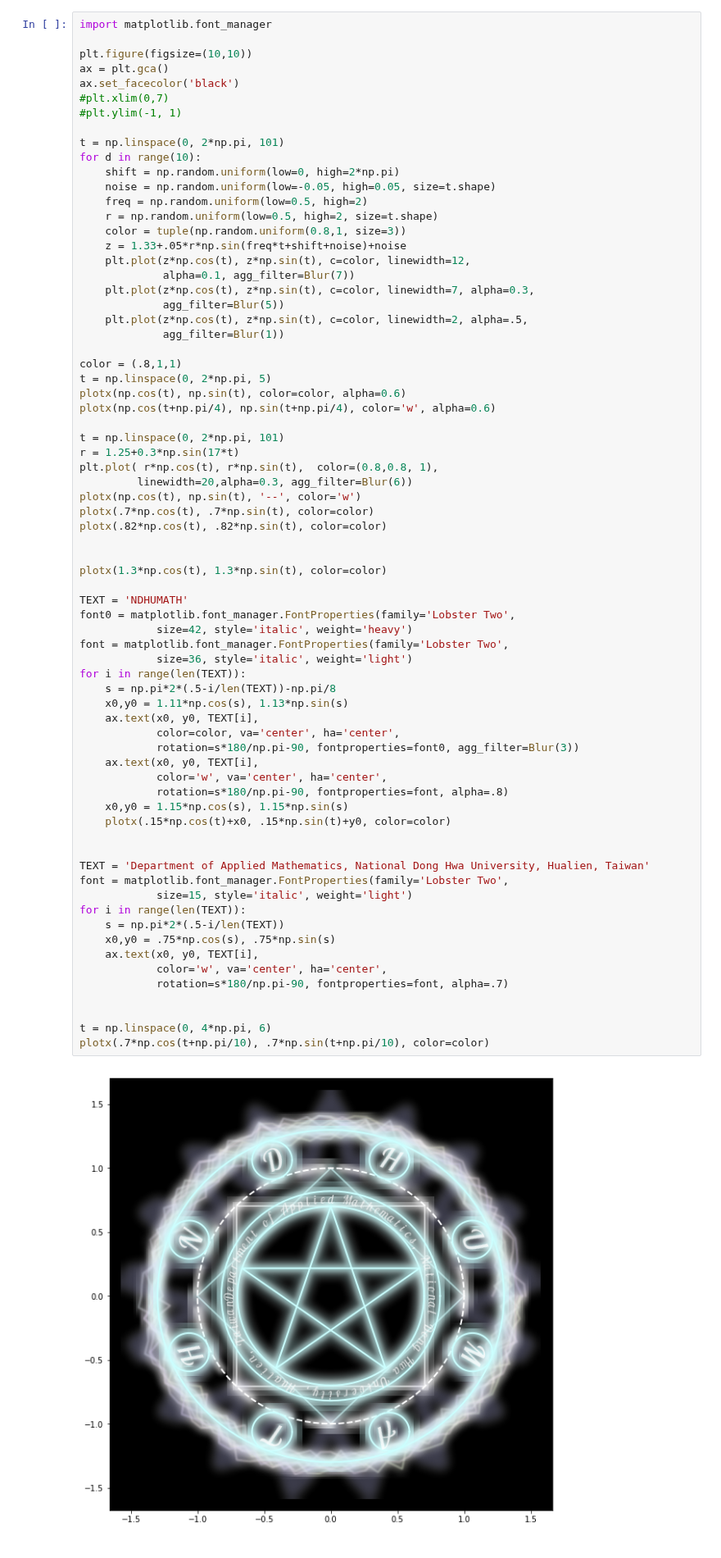
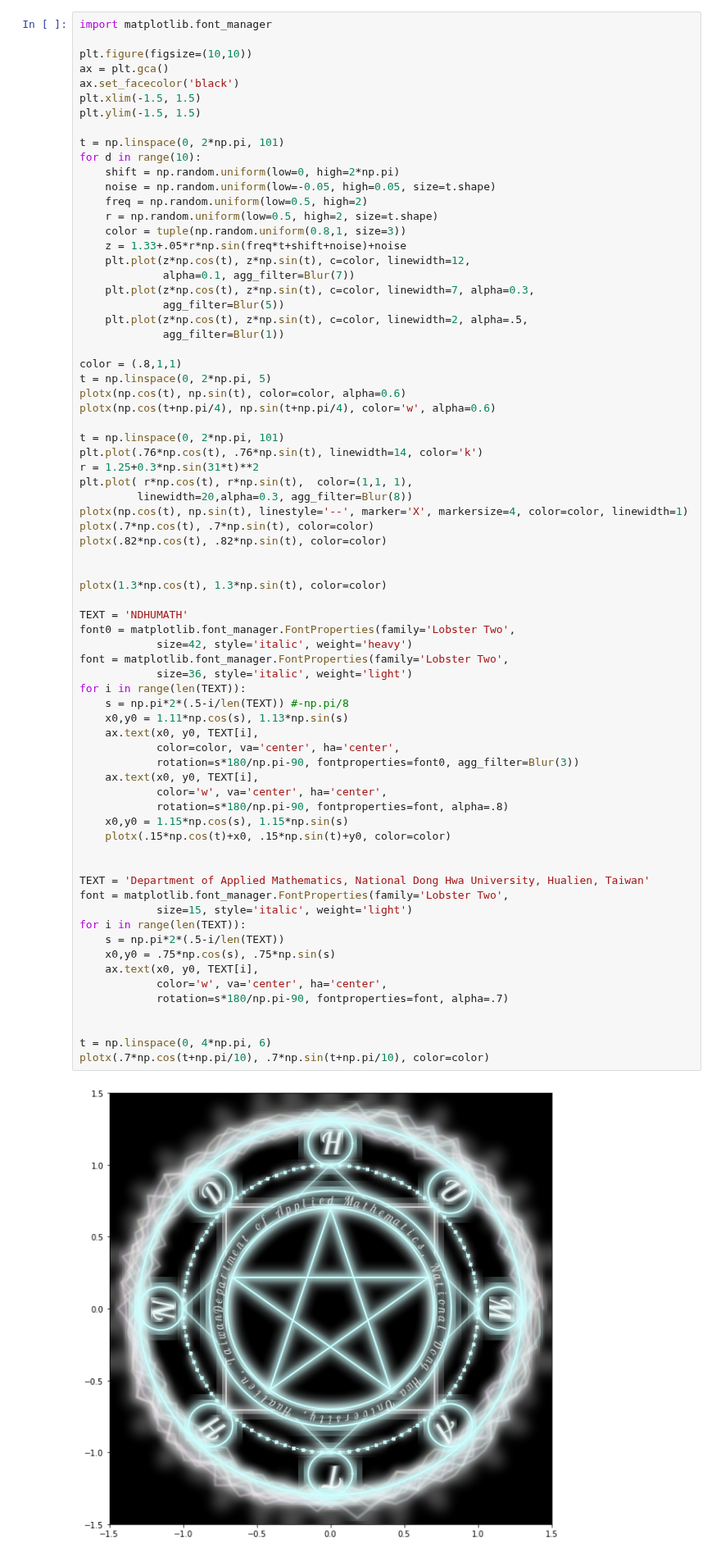
Before and after one commit to tjwei/NDHU_AM1130, a Jupyter notebook: week11-magic-circle.ipynb, the cells around one changed output. Shown at 82% size. Cells and saved outputs as stored; diff of their text form.

```diff
--- a/week11-magic-circle.ipynb
+++ b/week11-magic-circle.ipynb
@@ -152,8 +152,8 @@ import matplotlib.font_manager
 plt.figure(figsize=(10,10))
 ax = plt.gca()
 ax.set_facecolor('black')
-#plt.xlim(0,7)
-#plt.ylim(-1, 1)
+plt.xlim(-1.5, 1.5)
+plt.ylim(-1.5, 1.5)
 
 t = np.linspace(0, 2*np.pi, 101)
 for d in range(10):
@@ -176,10 +176,11 @@ plotx(np.cos(t), np.sin(t), color=color, alpha=0.6)
 plotx(np.cos(t+np.pi/4), np.sin(t+np.pi/4), color='w', alpha=0.6)
 
 t = np.linspace(0, 2*np.pi, 101)
-r = 1.25+0.3*np.sin(17*t)
-plt.plot( r*np.cos(t), r*np.sin(t),  color=(0.8,0.8, 1),
-         linewidth=20,alpha=0.3, agg_filter=Blur(6))
-plotx(np.cos(t), np.sin(t), '--', color='w')
+plt.plot(.76*np.cos(t), .76*np.sin(t), linewidth=14, color='k')
+r = 1.25+0.3*np.sin(31*t)**2
+plt.plot( r*np.cos(t), r*np.sin(t),  color=(1,1, 1),
+         linewidth=20,alpha=0.3, agg_filter=Blur(8))
+plotx(np.cos(t), np.sin(t), linestyle='--', marker='X', markersize=4, color=color, linewidth=1)
 plotx(.7*np.cos(t), .7*np.sin(t), color=color)
 plotx(.82*np.cos(t), .82*np.sin(t), color=color)
 
@@ -190,32 +191,32 @@ TEXT = 'NDHUMATH'
 font0 = matplotlib.font_manager.FontProperties(family='Lobster Two',
             size=42, style='italic', weight='heavy')
 font = matplotlib.font_manager.FontProperties(family='Lobster Two',
             size=36, style='italic', weight='light')
 for i in range(len(TEXT)):
-    s = np.pi*2*(.5-i/len(TEXT))-np.pi/8
+    s = np.pi*2*(.5-i/len(TEXT)) #-np.pi/8
     x0,y0 = 1.11*np.cos(s), 1.13*np.sin(s)
     ax.text(x0, y0, TEXT[i],
             color=color, va='center', ha='center',
             rotation=s*180/np.pi-90, fontproperties=font0, agg_filter=Blur(3))
     ax.text(x0, y0, TEXT[i],
             color='w', va='center', ha='center',
             rotation=s*180/np.pi-90, fontproperties=font, alpha=.8)
     x0,y0 = 1.15*np.cos(s), 1.15*np.sin(s)
     plotx(.15*np.cos(t)+x0, .15*np.sin(t)+y0, color=color)
 
 
 TEXT = 'Department of Applied Mathematics, National Dong Hwa University, Hualien, Taiwan'
 font = matplotlib.font_manager.FontProperties(family='Lobster Two',
             size=15, style='italic', weight='light')
 for i in range(len(TEXT)):
     s = np.pi*2*(.5-i/len(TEXT))
     x0,y0 = .75*np.cos(s), .75*np.sin(s)
     ax.text(x0, y0, TEXT[i],
             color='w', va='center', ha='center',
             rotation=s*180/np.pi-90, fontproperties=font, alpha=.7)
 
 
 t = np.linspace(0, 4*np.pi, 6)
 plotx(.7*np.cos(t+np.pi/10), .7*np.sin(t+np.pi/10), color=color)
 # %% [output]
-[figure, old version]
+[figure, new version]
```
Also changed, not shown: parts of 1 cell of this notebook.
